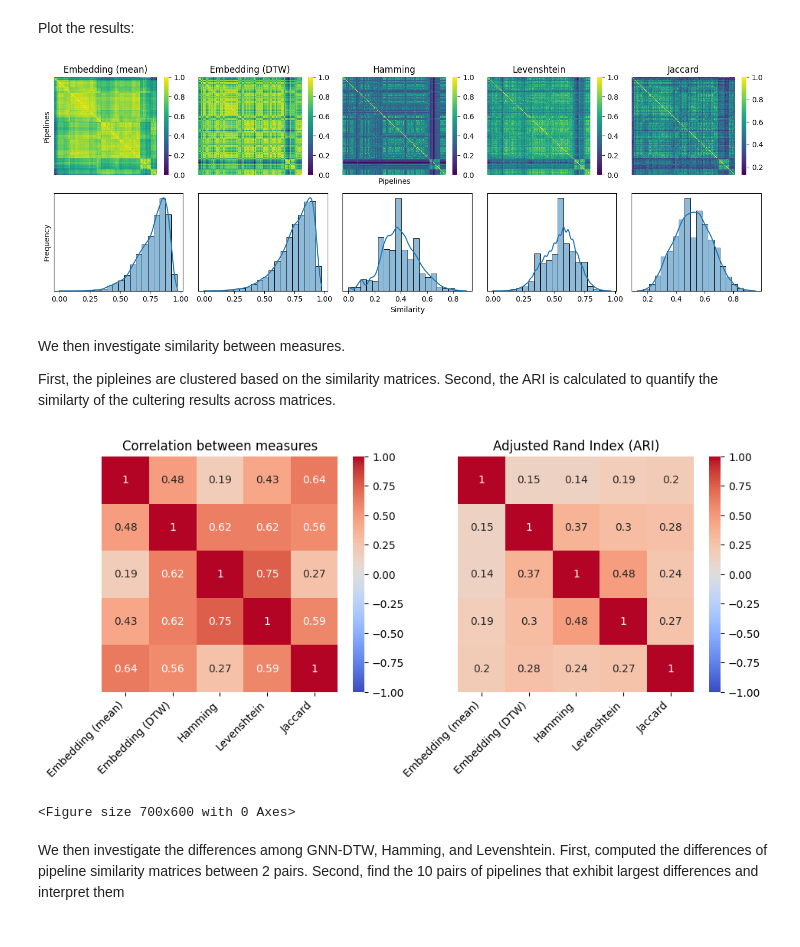
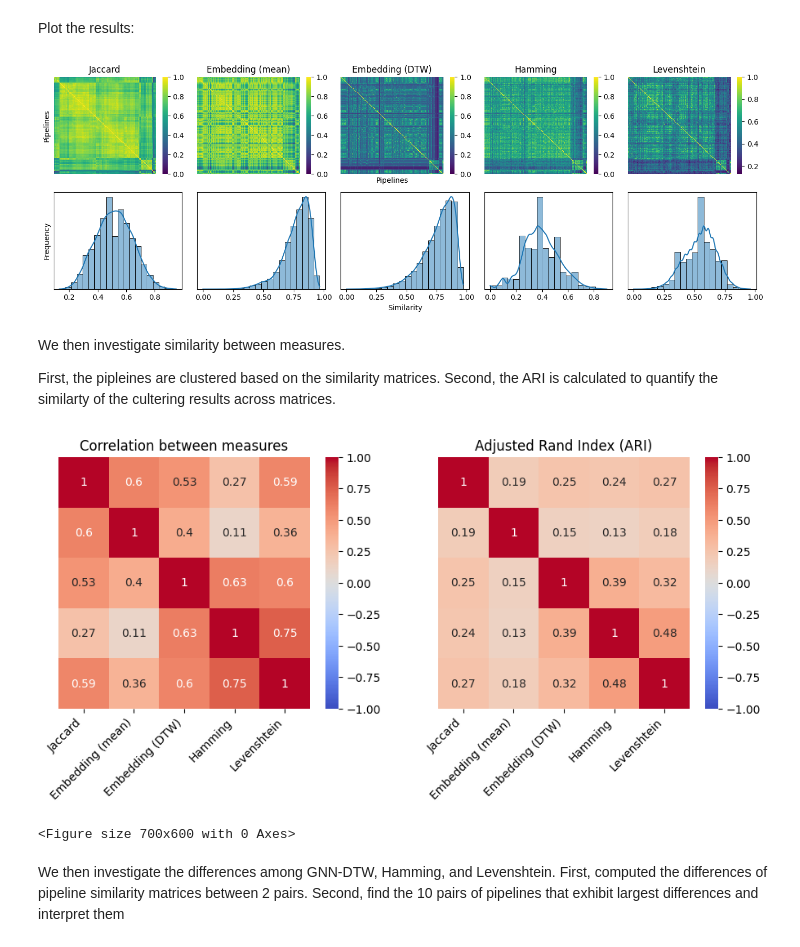
Before and after one commit to metascience-uol/GCN-pipelines, a Jupyter notebook: main.ipynb, the cells around one changed output. Cells and saved outputs as stored; diff of their text form; code cells hidden in the pictures.

```diff
--- a/main.ipynb
+++ b/main.ipynb
@@ -429,53 +440,53 @@ similarity_data = pd.DataFrame({
 fig, axes = plt.subplots(2, 5, figsize=(14, 5))
 
 sns.heatmap(embedding_similarity[np.ix_(row_order, col_order)], cmap='viridis', ax=axes[0,0])
-axes[0,0].set_title('Embedding (mean)')
+axes[0,0].set_title('Jaccard')
 axes[0,0].set_xticks([])
 axes[0,0].set_yticks([])
 axes[0,0].set_ylabel('Pipelines')
 
 sns.heatmap(embedding_similarity_dtw[np.ix_(row_order, col_order)], cmap='viridis', ax=axes[0,1])
-axes[0,1].set_title('Embedding (DTW)')
+axes[0,1].set_title('Embedding (mean)')
 axes[0,1].set_xticks([])
 axes[0,1].set_yticks([])
 
 sns.heatmap(hamming_similarity[np.ix_(row_order, col_order)], cmap='viridis', ax=axes[0,2])
-axes[0,2].set_title('Hamming')
+axes[0,2].set_title('Embedding (DTW)')
 axes[0,2].set_xticks([])
 axes[0,2].set_yticks([])
 axes[0,2].set_xlabel('Pipelines')
 
 sns.heatmap(levenshtein_similarity[np.ix_(row_order, col_order)], cmap='viridis', ax=axes[0,3])
-axes[0,3].set_title('Levenshtein')
+axes[0,3].set_title('Hamming')
 axes[0,3].set_xticks([])
 axes[0,3].set_yticks([])
 
 sns.heatmap(jaccard_similarity[np.ix_(row_order, col_order)], cmap='viridis', ax=axes[0,4])
-axes[0,4].set_title('Jaccard')
+axes[0,4].set_title('Levenshtein')
 axes[0,4].set_xticks([])
 axes[0,4].set_yticks([])
 
-sns.histplot(data=similarity_data['Embedding (mean)'], kde=True, bins=20, ax=axes[1,0])
+sns.histplot(data=similarity_data['Jaccard'], kde=True, bins=20, ax=axes[1,0])
 axes[1,0].set_xlabel('')
 axes[1,0].set_ylabel('Frequency')
 axes[1,0].set_yticks([])
 
-sns.histplot(data=similarity_data['Embedding (DTW)'], kde=True, bins=20, ax=axes[1,1])
+sns.histplot(data=similarity_data['Embedding (mean)'], kde=True, bins=20, ax=axes[1,1])
 axes[1,1].set_xlabel('')
 axes[1,1].set_ylabel('')
 axes[1,1].set_yticks([])
 
-sns.histplot(data=similarity_data['Hamming'], kde=True, bins=20, ax=axes[1,2])
+sns.histplot(data=similarity_data['Embedding (DTW)'], kde=True, bins=20, ax=axes[1,2])
 axes[1,2].set_xlabel('Similarity')
 axes[1,2].set_ylabel('')
 axes[1,2].set_yticks([])
 
-sns.histplot(data=similarity_data['Levenshtein'], kde=True, bins=20, ax=axes[1,3])
+sns.histplot(data=similarity_data['Hamming'], kde=True, bins=20, ax=axes[1,3])
 axes[1,3].set_xlabel('')
 axes[1,3].set_ylabel('')
 axes[1,3].set_yticks([])
 
-sns.histplot(data=similarity_data['Jaccard'], kde=True, bins=20, ax=axes[1,4])
+sns.histplot(data=similarity_data['Levenshtein'], kde=True, bins=20, ax=axes[1,4])
 axes[1,4].set_title('')
 axes[1,4].set_xlabel('')
 axes[1,4].set_ylabel('')
@@ -483,7 +494,7 @@ axes[1,4].set_yticks([])
 
 plt.tight_layout()
 # %% [output]
-[figure, old version]
+[figure, new version]
 # %% [markdown]
 We then investigate similarity between measures.
 
@@ -492,8 +503,8 @@ First, the pipleines are clustered based on the similarity matrices. Second, the
 ### Perform clustering with k-means and the elbow method
 
 # Define the similarity matrices
-similarity_matrices = [embedding_similarity, embedding_similarity_dtw, hamming_similarity, levenshtein_similarity, jaccard_similarity]
-similarity_matrix_names = ['Embedding (mean)', 'Embedding (DTW)', 'Hamming', 'Levenshtein', 'Jaccard']
+similarity_matrices = [jaccard_similarity, embedding_similarity, embedding_similarity_dtw, hamming_similarity, levenshtein_similarity]
+similarity_matrix_names = ['Jaccard', 'Embedding (mean)', 'Embedding (DTW)', 'Hamming', 'Levenshtein']
 """
 # Perform k-means clustering with the elbow method for each similarity matrix
 for similarity_matrix, similarity_matrix_name in zip(similarity_matrices, similarity_matrix_names):
@@ -541,34 +552,34 @@ for i in range(len(similarity_matrices)):
 ari_matrix_df = pd.DataFrame(ari_matrix, index=similarity_matrix_names, columns=similarity_matrix_names)
 
 # Count the number of pipelines in each cluster for each similarity matrix
 cluster_counts = cluster_results.apply(lambda x: x.value_counts()).T
 df = pd.DataFrame(cluster_counts.values, index=similarity_matrix_names, columns=[f'Cluster {i+1}' for i in range(num_clusters)])
 df
 
 
 fig, axes = plt.subplots(1, 2, figsize=(11, 4))
 
 # Calculate the correlation matrix
 correlation_matrix = similarity_data.corr()
 
 # Plot the correlation matrix
 plt.figure(figsize=(7, 6))
 
 sns.heatmap(correlation_matrix, annot=True, cmap='coolwarm', cbar=True, vmin=-1, vmax=1, square=True, yticklabels=[], ax=axes[0])
 axes[0].set_title('Correlation between measures')
 axes[0].tick_params(axis='x', rotation=45)
 for label in axes[0].get_xticklabels():
     label.set_ha('right')
 
 # Plot the ARI matrix
 sns.heatmap(ari_matrix_df, annot=True, cmap='coolwarm', cbar=True, vmin=-1, vmax=1, square=True, yticklabels=[], ax=axes[1])
 axes[1].set_title('Adjusted Rand Index (ARI)')
 axes[1].tick_params(axis='x', rotation=45)
 for label in axes[1].get_xticklabels():
     label.set_ha('right')
 plt.show()
 # %% [output]
-[figure, old version]
+[figure, new version]
 <Figure size 700x600 with 0 Axes>
 # %% [markdown]
 We then investigate the differences among GNN-DTW, Hamming, and Levenshtein.
```
Also changed, not shown: parts of 12 cells of this notebook, 23 other files.
